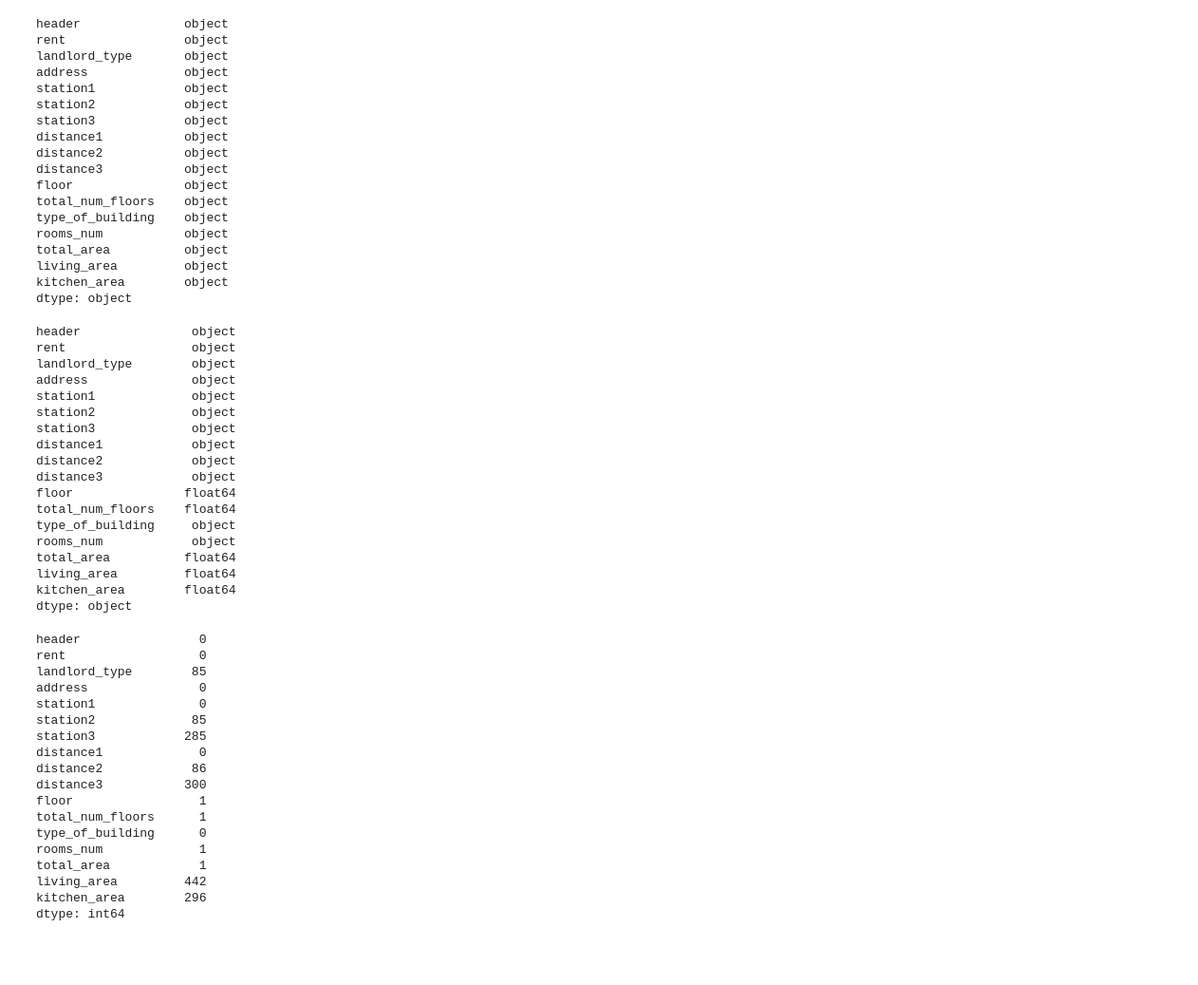
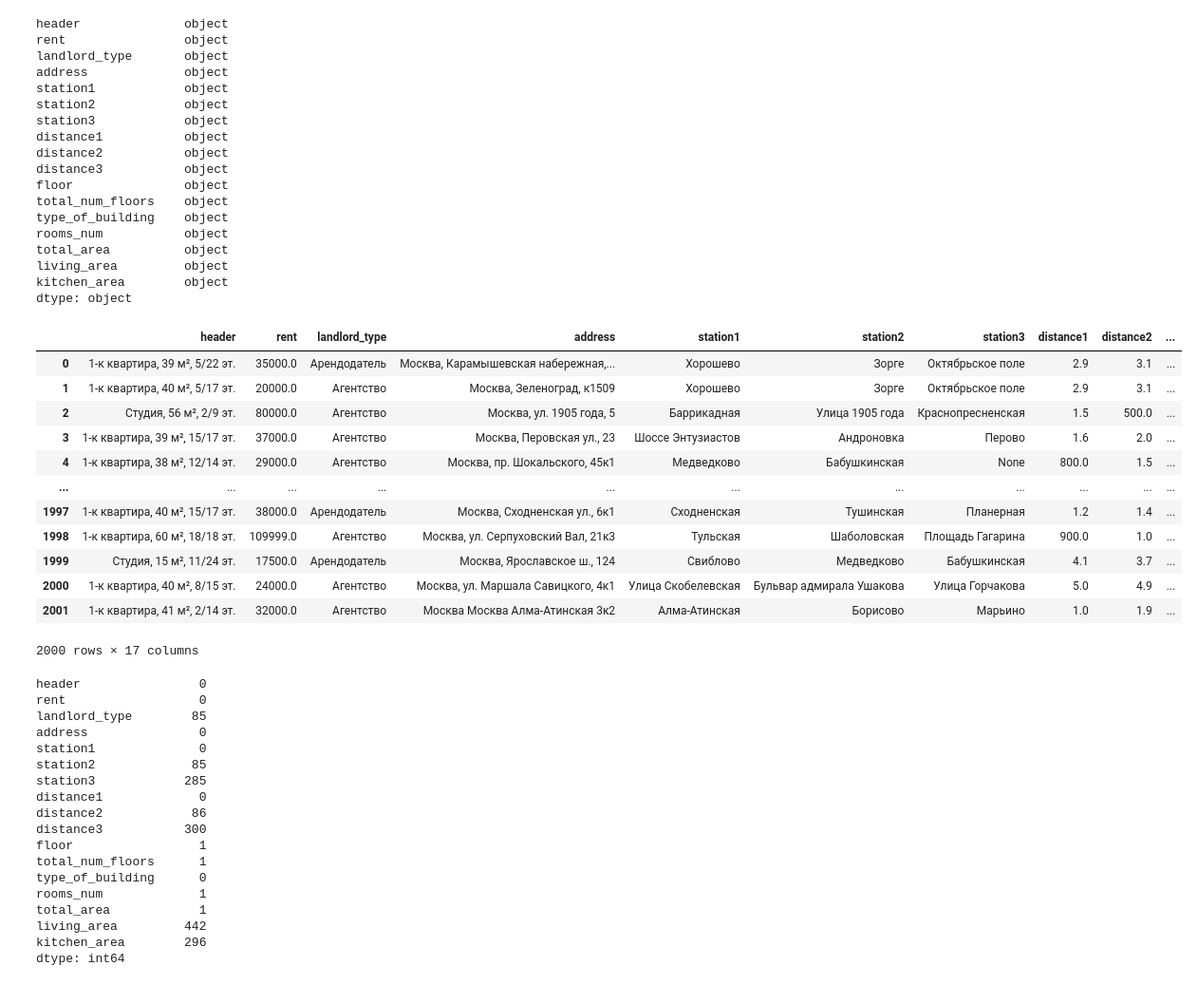
Before and after one commit to Pexincludtay/moscow_apartments, a Jupyter notebook: 1_avito_apartments.ipynb, the cells around one changed output. Shown: that part at 95% size. Cells and saved outputs as stored; diff of their text form; code cells hidden in the pictures; blank space fills up the shorter version.

```diff
--- a/1_avito_apartments.ipynb
+++ b/1_avito_apartments.ipynb
@@ -356,27 +354,25 @@ living_area         object
 kitchen_area        object
 dtype: object
 # %%
-df_apartment.astype({'floor': 'float','total_num_floors': 'float','total_area': 'float',
-                     'living_area': 'float','kitchen_area': 'float' }).dtypes
+df_apartment = df_apartment.astype({'floor': 'float','total_num_floors': 'float','total_area': 'float',
+                     'living_area': 'float','kitchen_area': 'float' , 'rent':'float','distance1':'float',
+                     'distance2':'float','distance3':'float'})
-# %% [output]
-header               object
-rent                 object
-landlord_type        object
-address              object
-station1             object
-station2             object
-station3             object
-distance1            object
-distance2            object
-distance3            object
-floor               float64
-total_num_floors    float64
-type_of_building     object
-rooms_num            object
-total_area          float64
-living_area         float64
-kitchen_area        float64
-dtype: object
+# %%
+df_apartment
+# %% [output]
+|  | header | rent | landlord_type | address | station1 | station2 | station3 | distance1 | distance2 | ... |
+| 0 | 1-к квартира, 39 м², 5/22 эт. | 35000.0 | Арендодатель | Москва, Карамышевская набережная,... | Хорошево | Зорге | Октябрьское поле | 2.9 | 3.1 | ... |
+| 1 | 1-к квартира, 40 м², 5/17 эт. | 20000.0 | Агентство | Москва, Зеленоград, к1509 | Хорошево | Зорге | Октябрьское поле | 2.9 | 3.1 | ... |
+| 2 | Студия, 56 м², 2/9 эт. | 80000.0 | Агентство | Москва, ул. 1905 года, 5 | Баррикадная | Улица 1905 года | Краснопресненская | 1.5 | 500.0 | ... |
+| 3 | 1-к квартира, 39 м², 15/17 эт. | 37000.0 | Агентство | Москва, Перовская ул., 23 | Шоссе Энтузиастов | Андроновка | Перово | 1.6 | 2.0 | ... |
+| 4 | 1-к квартира, 38 м², 12/14 эт. | 29000.0 | Агентство | Москва, пр. Шокальского, 45к1 | Медведково | Бабушкинская | None | 800.0 | 1.5 | ... |
+| ... | ... | ... | ... | ... | ... | ... | ... | ... | ... | ... |
+| 1997 | 1-к квартира, 40 м², 15/17 эт. | 38000.0 | Арендодатель | Москва, Сходненская ул., 6к1 | Сходненская | Тушинская | Планерная | 1.2 | 1.4 | ... |
+| 1998 | 1-к квартира, 60 м², 18/18 эт. | 109999.0 | Агентство | Москва, ул. Серпуховский Вал, 21к3 | Тульская | Шаболовская | Площадь Гагарина | 900.0 | 1.0 | ... |
+| 1999 | Студия, 15 м², 11/24 эт. | 17500.0 | Арендодатель | Москва, Ярославское ш., 124 | Свиблово | Медведково | Бабушкинская | 4.1 | 3.7 | ... |
+| 2000 | 1-к квартира, 40 м², 8/15 эт. | 24000.0 | Агентство | Москва, ул. Маршала Савицкого, 4к1 | Улица Скобелевская | Бульвар адмирала Ушакова | Улица Горчакова | 5.0 | 4.9 | ... |
+| 2001 | 1-к квартира, 41 м², 2/14 эт. | 32000.0 | Агентство | Москва Москва Алма-Атинская 3к2 | Алма-Атинская | Борисово | Марьино | 1.0 | 1.9 | ... |
+2000 rows × 17 columns
 # %%
 df_apartment.isnull().sum()
 # %% [output]
```
Also changed, not shown: parts of 9 cells of this notebook.
